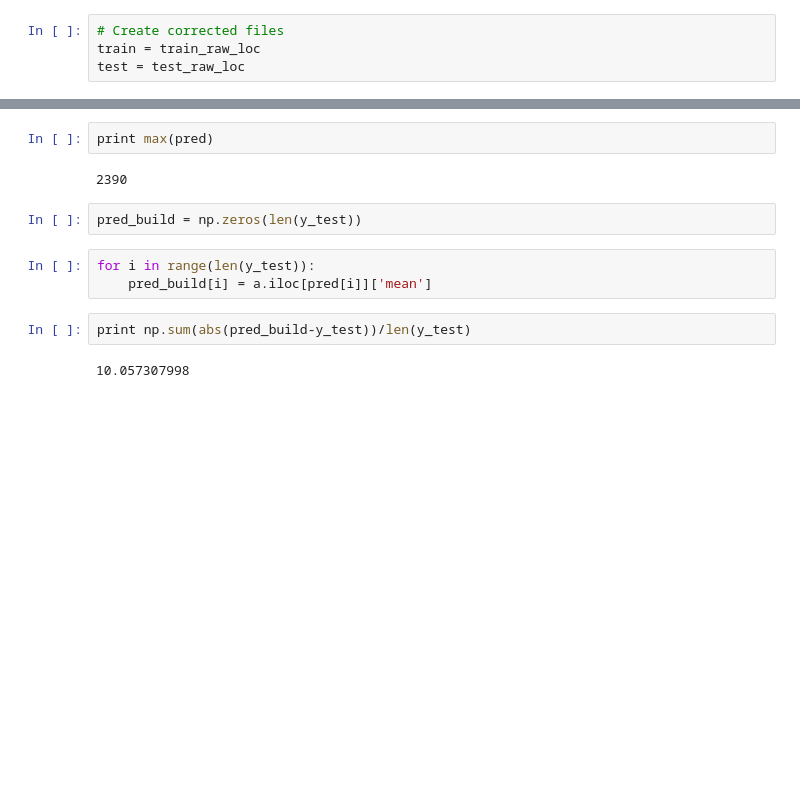
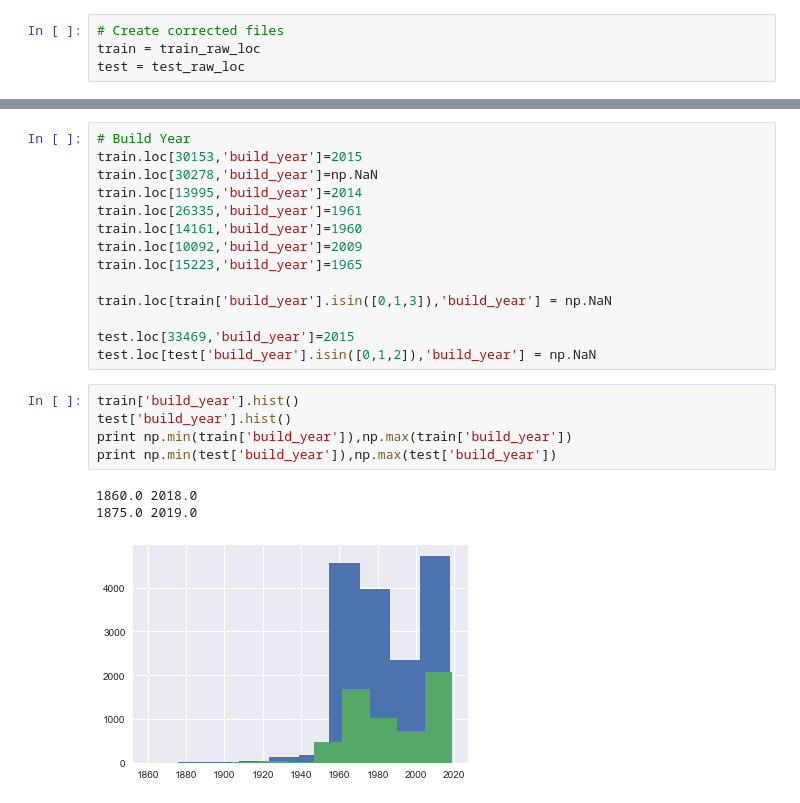
Before and after one commit to JulesLandrySimard/Kaggle-Sberbank, a Jupyter notebook: Clean_files.ipynb, the cells around one changed output, grey strips where cells are left out. Saved outputs shown, nothing was run; the diff lists cells and outputs as text; blank space fills up the shorter version.

```diff
--- a/Clean_files.ipynb
+++ b/Clean_files.ipynb
@@ -330,13 +25,23 @@ print np.mean(a['std'])
-# %%
-print max(pred)
-# %% [output]
-2390
-# %%
-pred_build = np.zeros(len(y_test))
-# %%
-for i in range(len(y_test)):
-    pred_build[i] = a.iloc[pred[i]]['mean']
-# %%
-print np.sum(abs(pred_build-y_test))/len(y_test)
-# %% [output]
-10.057307998
+# %%
+# Build Year
+train.loc[30153,'build_year']=2015
+train.loc[30278,'build_year']=np.NaN
+train.loc[13995,'build_year']=2014
+train.loc[26335,'build_year']=1961
+train.loc[14161,'build_year']=1960
+train.loc[10092,'build_year']=2009
+train.loc[15223,'build_year']=1965
+
+train.loc[train['build_year'].isin([0,1,3]),'build_year'] = np.NaN
+
+test.loc[33469,'build_year']=2015
+test.loc[test['build_year'].isin([0,1,2]),'build_year'] = np.NaN
+# %%
+train['build_year'].hist()
+test['build_year'].hist()
+print np.min(train['build_year']),np.max(train['build_year'])
+print np.min(test['build_year']),np.max(test['build_year'])
+# %% [output]
+1860.0 2018.0
+1875.0 2019.0
+[figure, added]
```
Also changed, not shown: parts of 46 cells of this notebook, 6 other files.
